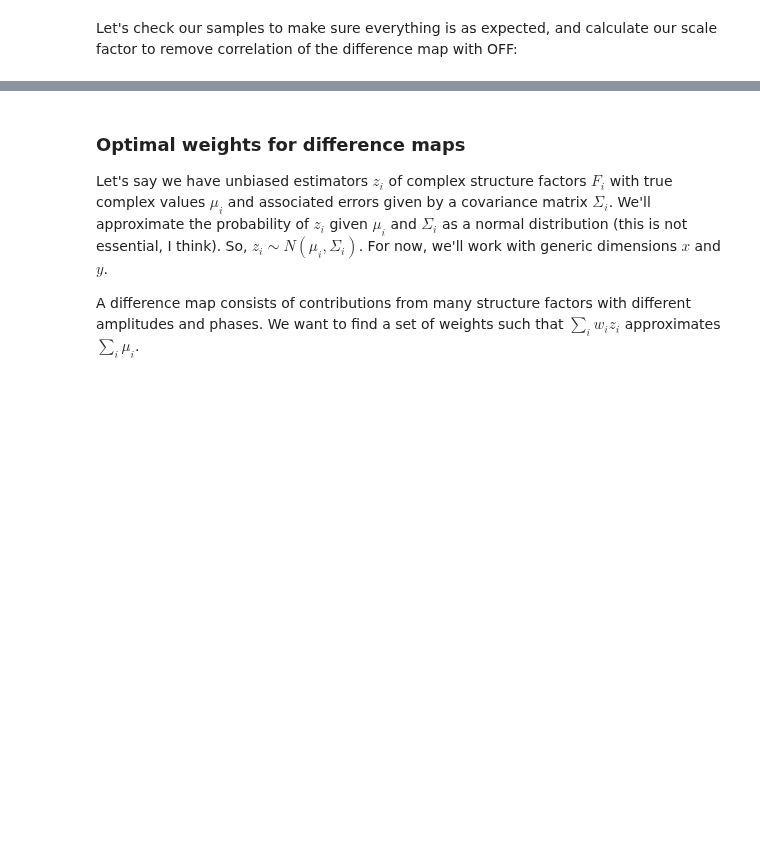
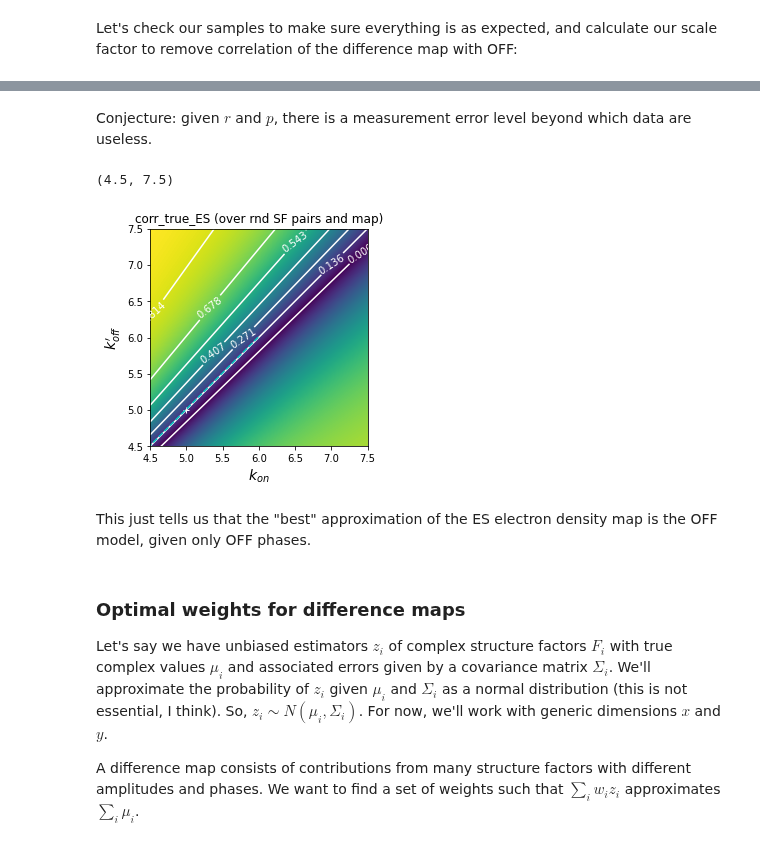
Before and after one commit to Hekstra-Lab/dw, a Jupyter notebook: 7_Revisiting_difference_maps.ipynb, the cells around one changed output, grey strips where cells are left out. Drawn from its saved outputs; the diff is of its cells as text; code cells hidden in the pictures; blank space fills up the shorter version.

```diff
--- a/7_Revisiting_difference_maps.ipynb
+++ b/7_Revisiting_difference_maps.ipynb
@@ -455,3 +465,27 @@ plt.show()
+# %% [markdown]
+Conjecture: given $r$ and $p$, there is a measurement error level beyond which data are useless.
+# %%
+%matplotlib inline
+plt.figure()
+# fig, _axs = plt.subplots(nrows=1, ncols=2,figsize=(5,5))
+extent = [k1_range[0], k1_range[-1], k2_range[0], k2_range[-1]]
+axs = _axs.flatten()
+
+plt.imshow(      np.abs(corr_true_ES), origin='lower', extent=extent)
+cs = plt.contour(corr_true_ES, levels=np.linspace(0,np.amax(MSE_obs.flatten()),21),colors='w', extent=extent)
+plt.clabel(cs, inline=True, fontsize=10)
+plt.plot(1/p,1/p,'w+')
+plt.plot(k_range[[0,-1]], k_emp * k_range[[0,-1]],'c--')
+plt.title("corr_true_ES (over rnd SF pairs and map)")
+plt.xlabel(r"$k_{on}$",fontsize=14)
+plt.ylabel(r"$k_{off}'$",fontsize=14)
+plt.xlim(k1_range[[0,-1]])
+plt.ylim(k2_range[[0,-1]])
+# %% [output]
+(4.5, 7.5)
+[figure, added]
+# %% [markdown]
+This just tells us that the "best" approximation of the ES electron density map is the OFF model, given only OFF phases.
 # %% [markdown]
 ### Optimal weights for difference maps
 Let's say we have unbiased estimators $z_i$ of complex structure factors $F_i$ with true complex values $\mu_i$ and associated errors given by a covariance matrix $\Sigma_i$. We'll approximate the probability of $z_i$ given $\mu_i$ and $\Sigma_i$ as a normal distribution (this is not essential, I think). So, $z_i\sim N(\mu_i, \Sigma_i)$. For now, we'll work with generic dimensions $x$ and $y$.
```
Also changed, not shown: parts of 6 cells of this notebook, 34 other files.
